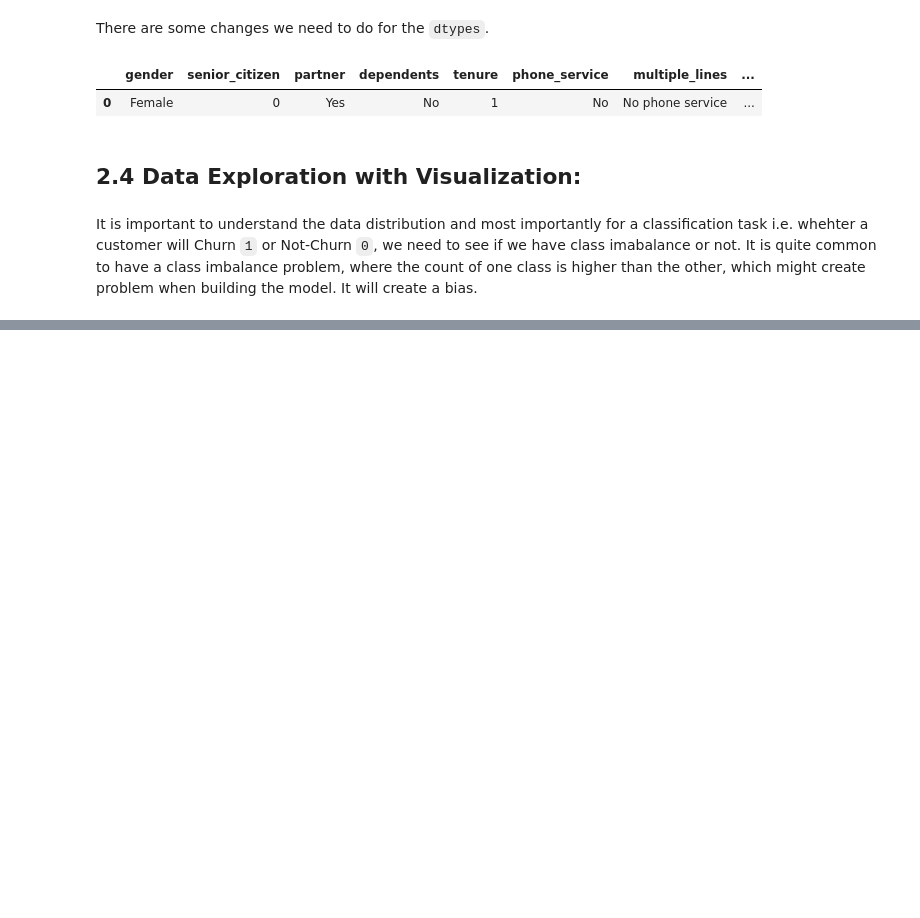
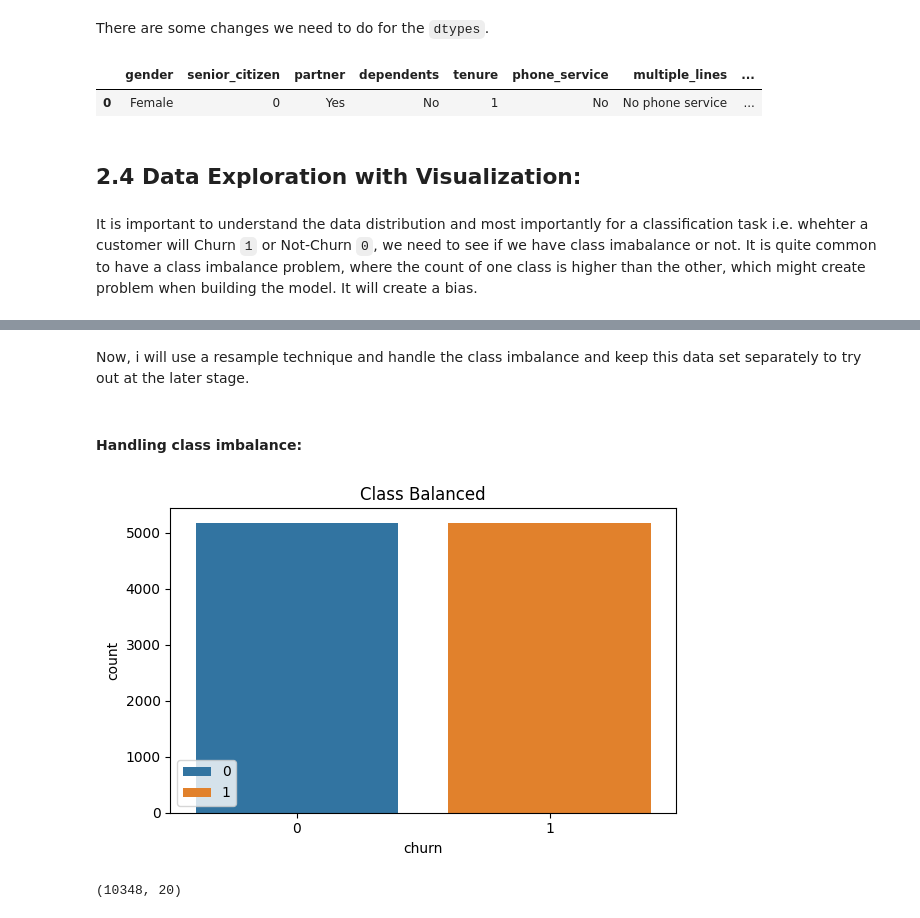
Before and after one commit to Nishan-k/Churn-prediction-and-analysis, a Jupyter notebook: customer_churn_ml/Untitled.ipynb, the cells around one changed output, grey strips where cells are left out. Saved outputs shown, nothing was run; the diff lists cells and outputs as text; code cells hidden in the pictures; blank space fills up the shorter version.

```diff
--- a/customer_churn_ml/Untitled.ipynb
+++ b/customer_churn_ml/Untitled.ipynb
@@ -97,0 +127,26 @@ It is important to understand the data distribution and most importantly for a c
+# %% [markdown]
+Now, i will use a resample technique and handle the class imbalance and keep this data set separately to try out at the later stage.
+# %% [markdown]
+#### Handling class imbalance:
+# %%
+majority_class = df[df['churn'] == 0]
+minorty_class = df[df['churn'] == 1]
+
+minority_oversampled = resample(minorty_class, replace=True, n_samples=len(majority_class), random_state=42)
+df_balanced = pd.concat([majority_class, minority_oversampled])
+
+# To shuffle the data to introduce randomness:
+df_balanced = df_balanced.sample(frac=1, random_state=42).reset_index(drop=True)
+# %%
+plt.figure(figsize=(6, 4))
+sns.countplot(data=df_balanced, x='churn', hue='churn')
+plt.title("Class Balanced")
+plt.legend(loc='lower left')
+plt.tight_layout()
+plt.show()
+# %% [output]
+[figure, added]
+# %%
+df_balanced.shape
+# %% [output]
+(10348, 20)
```
Also changed, not shown: parts of 15 cells of this notebook.
